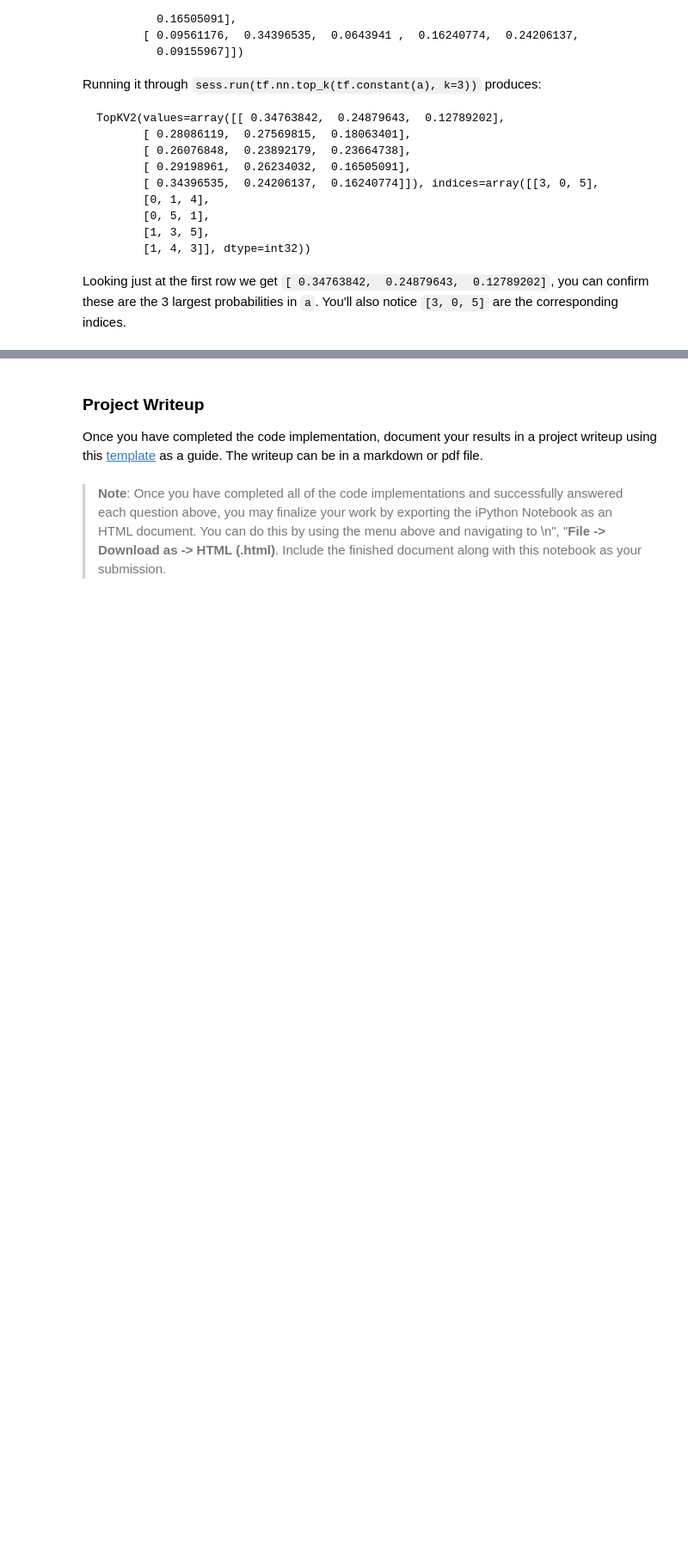
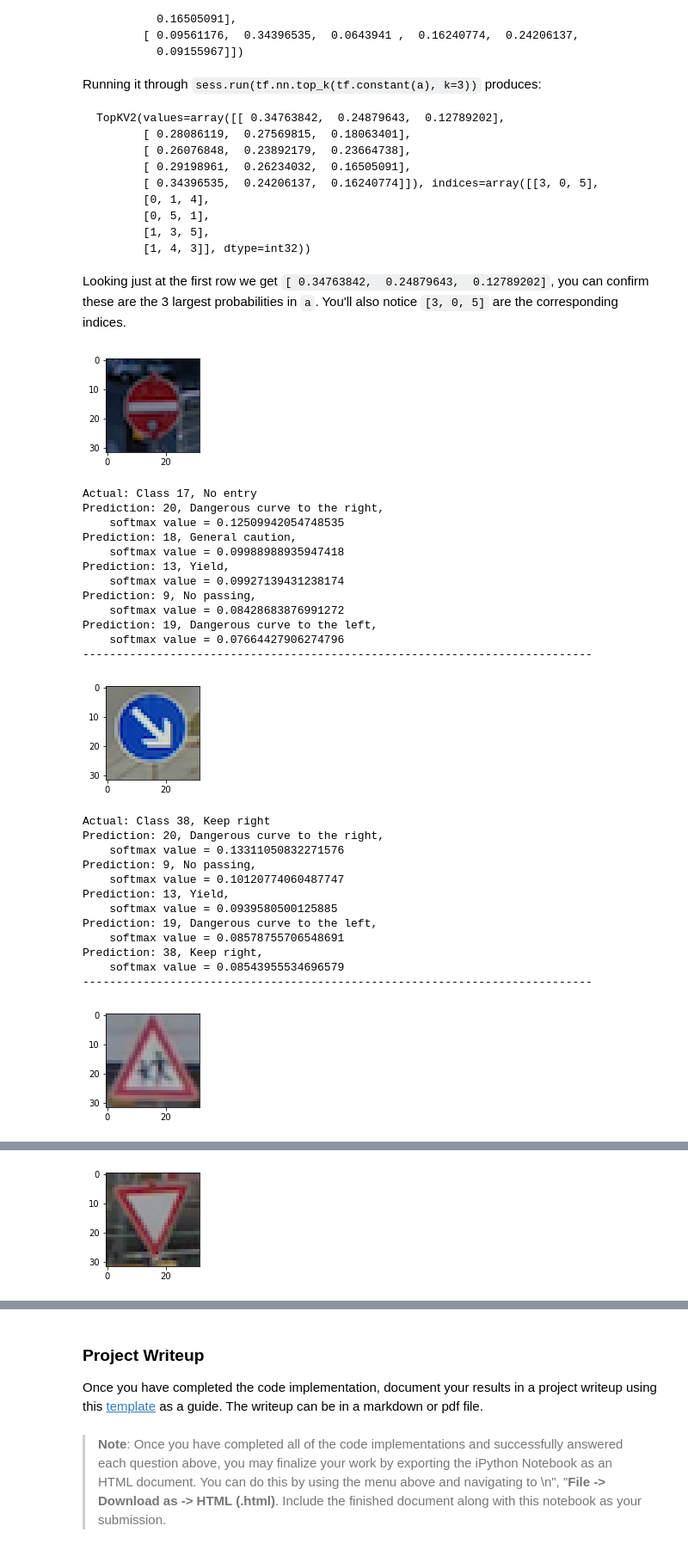
Before and after one commit to amorten/CarND-Traffic-Sign-Classifier-Project, a Jupyter notebook: Traffic_Sign_Classifier.ipynb, the cells around one changed output, grey strips where cells are left out. Shown at 86% size. Saved outputs shown, nothing was run; the diff lists cells and outputs as text; code cells hidden in the pictures; blank space fills up the shorter version.

```diff
--- a/Traffic_Sign_Classifier.ipynb
+++ b/Traffic_Sign_Classifier.ipynb
@@ -620,3 +646,10 @@ Test Accuracy = 0.000
 # %%
 ### Calculate the accuracy for these 5 new images.
 ### For example, if the model predicted 1 out of 5 signs correctly, it's 20% accurate on these new images.
+
+with tf.Session() as sess:
+    #saver.restore(sess, tf.train.latest_checkpoint('.'))
+    saver.restore(sess,'./lenetbetter')
+
+    test_accuracy = evaluate(X_test_2_normed, y_test_2)
+    print("Test Accuracy = {:.3f}".format(test_accuracy))
@@ -665,0 +698,66 @@ Looking just at the first row we get `[ 0.34763842,  0.24879643,  0.12789202]`,
+# %%
+### Print out the top five softmax probabilities for the predictions on the German traffic sign images found on the web.
+### Feel free to use as many code cells as needed.
+
+with tf.Session() as sess:
+    #saver.restore(sess, tf.train.latest_checkpoint('.'))
+    saver.restore(sess,'./lenetbetter')
+
+    softmax = tf.nn.softmax(logits)
+
+    k = 5
+    top_k = tf.nn.top_k(softmax, k=k)
+
+    softmaxes = sess.run(softmax, feed_dict={x: X_test_2_normed, keep_prob: 1.0})
+
+    #print(softmaxes)
+
+    top_k_array = sess.run(top_k, feed_dict={x: X_test_2_normed, keep_prob: 1.0})
+
+    #print(top_k_array)
+
+
+    for img_idx in range(len(y_test_2)):
+        image = X_test_2[img_idx,:,:,:]
+        fig = plt.figure(figsize=(2,2))
+        plt.imshow(image)
+        display(fig)
+        plt.close()
+        print("Actual: Class {}, {}".format(y_test_2[img_idx],sign_names[y_test_2[img_idx]]))
+        for idx in range(k):
+            pred = top_k_array.indices[img_idx,idx]
+            val = top_k_array.values[img_idx,idx]
+            #print("Predicted Class {} with softmax value {}".format(pred,val))
+            print("Prediction: {}, {},\n    softmax value = {}".format(
+                pred,
+                sign_names[pred],
+                val))
+        print("----------------------------------------------------------------------------\n")
+# %% [output]
+[figure, added]
+Actual: Class 17, No entry
+Prediction: 20, Dangerous curve to the right,
+    softmax value = 0.12509942054748535
+Prediction: 18, General caution,
+    softmax value = 0.09988988935947418
+Prediction: 13, Yield,
+    softmax value = 0.09927139431238174
+Prediction: 9, No passing,
+    softmax value = 0.08428683876991272
+Prediction: 19, Dangerous curve to the left,
+    softmax value = 0.07664427906274796
+----------------------------------------------------------------------------
+[figure, added]
+Actual: Class 38, Keep right
+Prediction: 20, Dangerous curve to the right,
+    softmax value = 0.13311050832271576
+Prediction: 9, No passing,
+    softmax value = 0.10120774060487747
+Prediction: 13, Yield,
+    softmax value = 0.0939580500125885
+Prediction: 19, Dangerous curve to the left,
+    softmax value = 0.08578755706548691
+Prediction: 38, Keep right,
+    softmax value = 0.08543955534696579
+----------------------------------------------------------------------------
+[figure, added]
@@ -665,0 +776 @@ Looking just at the first row we get `[ 0.34763842,  0.24879643,  0.12789202]`,
+[figure, added]
```
Also changed, not shown: parts of 8 cells of this notebook.
